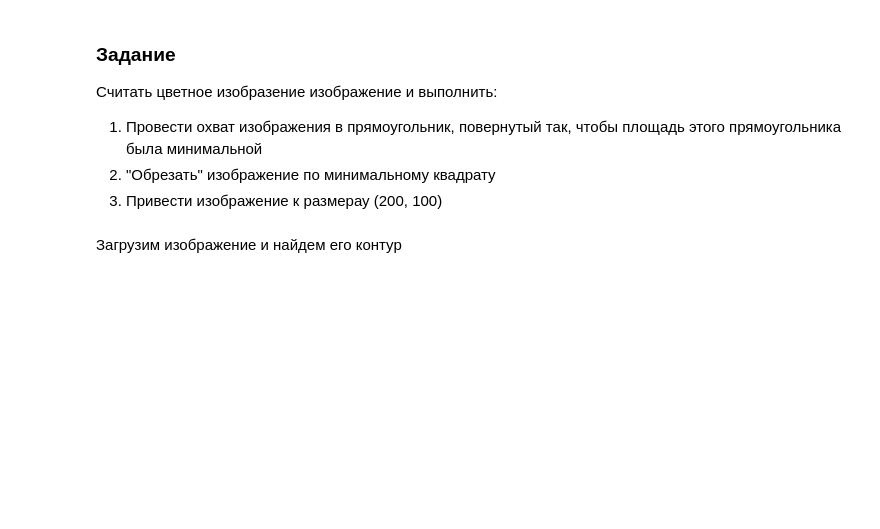
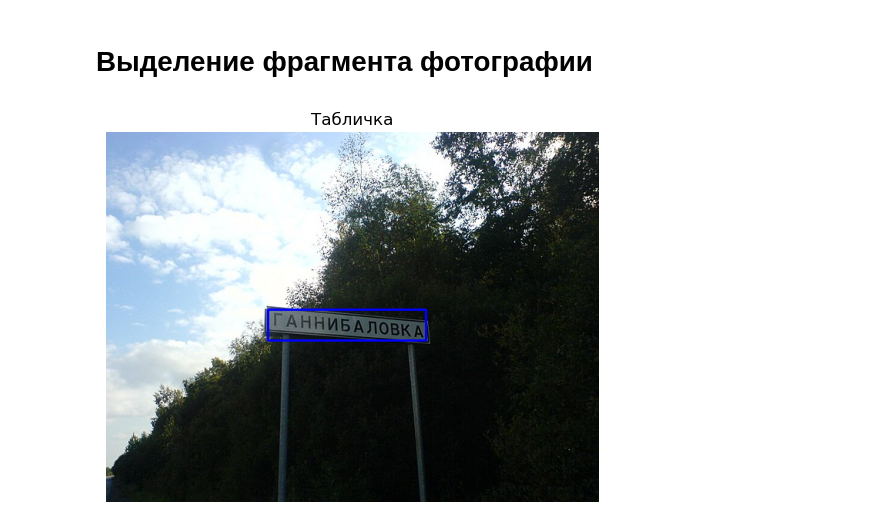
Before and after one commit to kvakaet/labRabTRO_3.10, a Jupyter notebook: individual/ind.ipynb, the cells around one changed output. Saved outputs shown, nothing was run; the diff lists cells and outputs as text; code cells hidden in the pictures; blank space fills up the shorter version.

```diff
--- a/individual/ind.ipynb
+++ b/individual/ind.ipynb
@@ -1,7 +1 @@
-# %% [markdown]
-### Задание
-Считать цветное изобразение изображение и выполнить:
-1. Провести охват изображения в прямоугольник, повернутый так, чтобы площадь этого прямоугольника была минимальной
-2. "Обрезать" изображение по минимальному квадрату
-3. Привести изображение к размерау (200, 100)
 # %%
@@ -10,3 +4,13 @@ import cv2
 import matplotlib.pyplot as plt
-# %% [markdown]
-Загрузим изображение и найдем его контур
+# %% [markdown]
+# Выделение фрагмента фотографии
+# %%
+img = cv2.imread('willage.jpg')
+img = cv2.cvtColor(img, cv2.COLOR_BGR2RGB)
+
+image = cv2.rectangle(img, (210, 230), (415, 270), (0, 0, 255), 2)
+plt.axis('off')
+plt.title('Табличка')
+plt.imshow(image);
+# %% [output]
+[figure, added]
```
Also changed, not shown: parts of 15 cells of this notebook, 5 other files.
